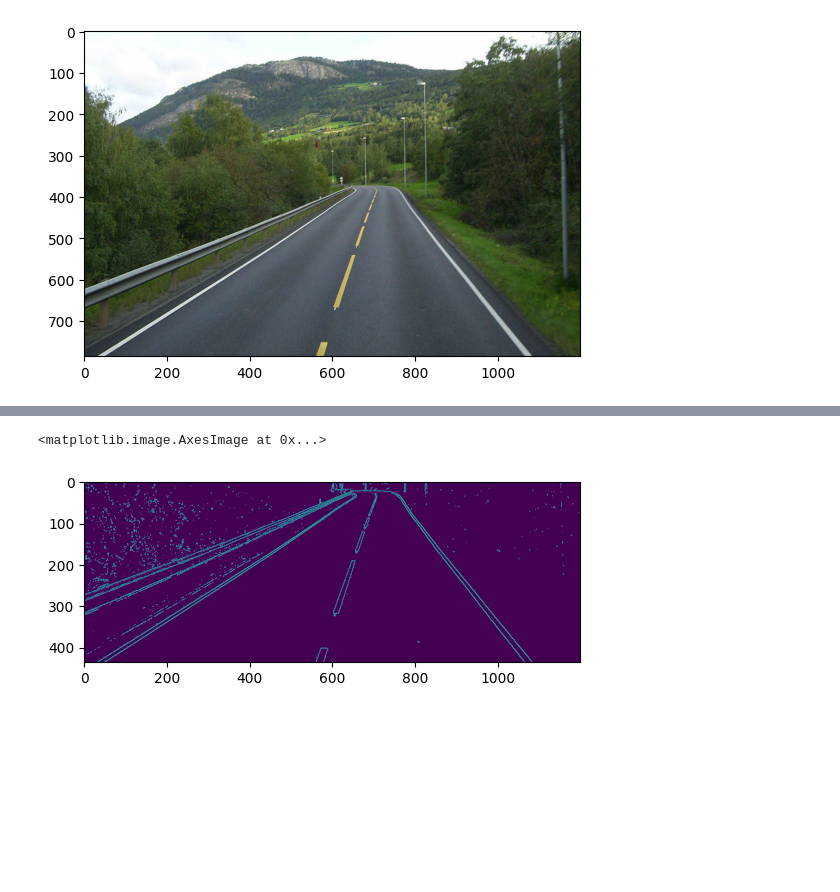
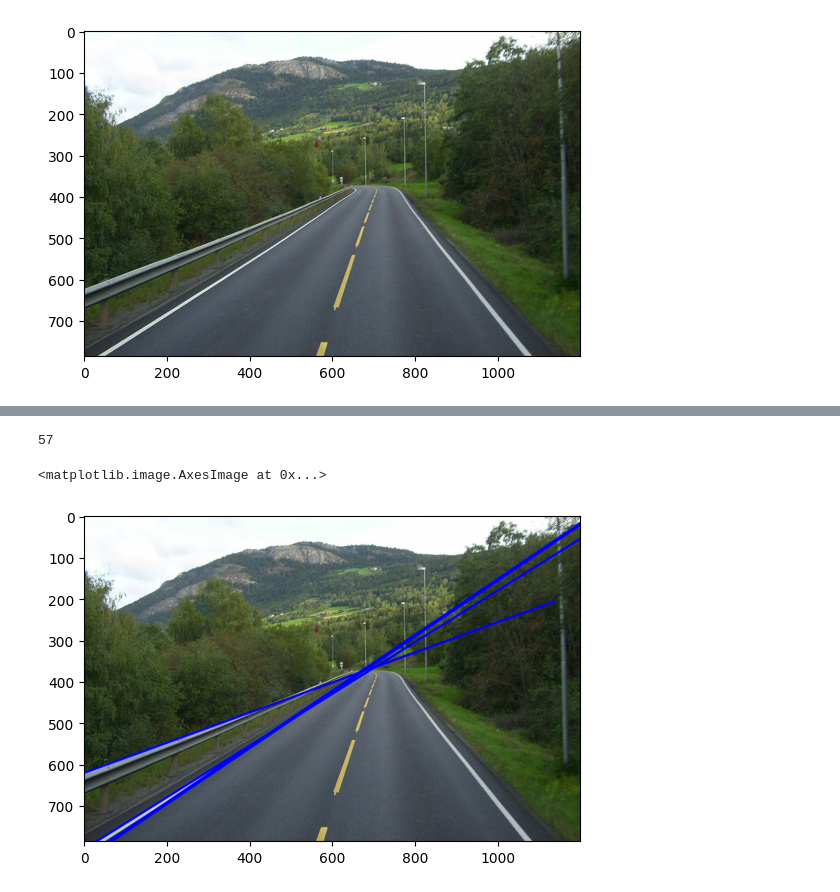
Before and after one commit to teo-sl/University-courses-sem-2, a Jupyter notebook: Image_Video_Analysis/image_processing/hough.ipynb, the cells around one changed output, grey strips where cells are left out. Cells and saved outputs as stored; diff of their text form; code cells hidden in the pictures; blank space fills up the shorter version.

```diff
--- a/Image_Video_Analysis/image_processing/hough.ipynb
+++ b/Image_Video_Analysis/image_processing/hough.ipynb
@@ -78,6 +18,25 @@ plt.imshow(processed)
-# %%
-focused = processed[350:, 0:]
-plt.imshow(focused)
-# %% [output]
-<matplotlib.image.AxesImage at 0x...>
-[figure, removed]
+# %%
+# apply the houg line
+lines = cv2.HoughLines(processed,1,np.pi/180,200)
+lines = lines.reshape(-1,2)
+# %%
+int(1/(np.pi/180))
+# %% [output]
+57
+# %%
+img_draw = img.copy()
+for rho,theta in lines:
+
+    a = np.cos(theta)
+    b = np.sin(theta)
+
+    x0 = a*rho
+    y0 = b*rho
+    pt1 = (int(x0 + 1000*(-b)), int(y0 + 1000*(a)))
+    pt2 = (int(x0 - 1000*(-b)), int(y0 - 1000*(a)))
+    cv2.line(img_draw, pt1, pt2, (0,0,255), 3, cv2.LINE_AA)
+
+plt.imshow(img_draw)
+# %% [output]
+<matplotlib.image.AxesImage at 0x...>
+[figure, added]
```
Also changed, not shown: parts of 15 cells of this notebook, 13 other files.
